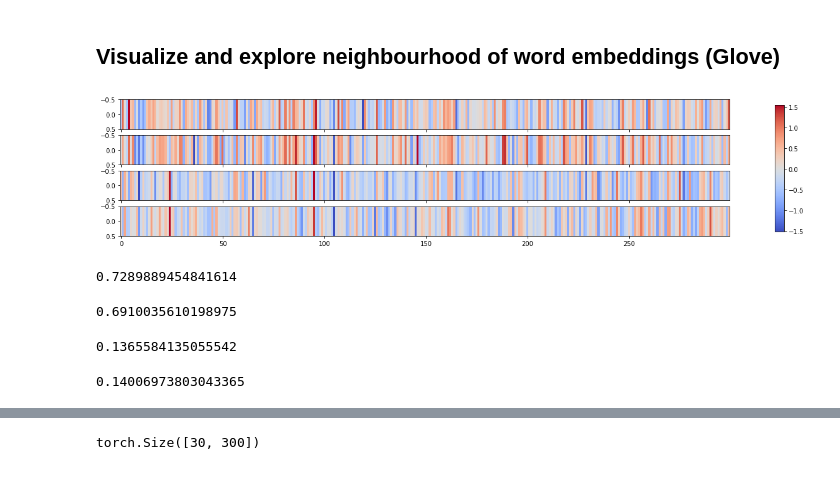
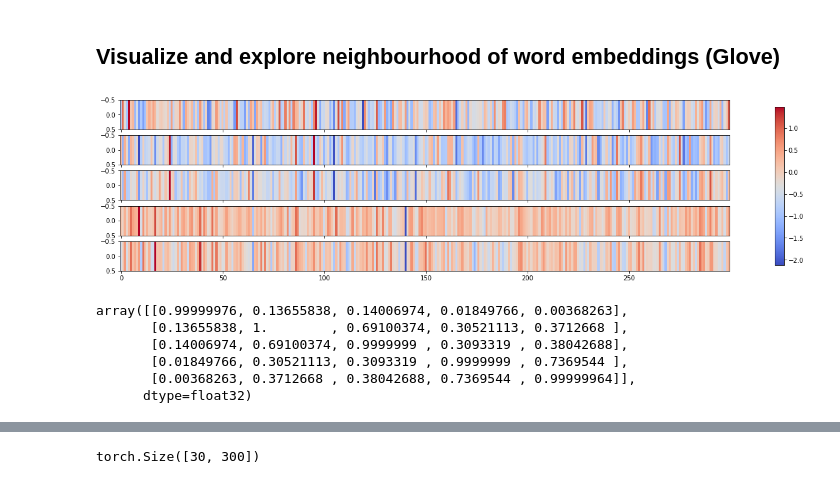
Before and after one commit to madhugopinathan/deep-nlu, a Jupyter notebook: word_embeddings.ipynb, the cells around one changed output, grey strips where cells are left out. Cells and saved outputs as stored; diff of their text form; code cells hidden in the pictures.

```diff
--- a/word_embeddings.ipynb
+++ b/word_embeddings.ipynb
@@ -40,7 +37,7 @@ pd.options.display.max_colwidth=-1
 # %% [markdown]
 ## Visualize and explore neighbourhood of word embeddings (Glove)
 # %%
-glove = GloVe(name = '840B', dim = 300, max_vectors=500000)
+glove = GloVe(name = '840B', dim = 300)
 # %%
 def get_word_vec(word):
   assert word in glove.stoi, f"{word} is OOV!"
@@ -81,22 +78,7 @@ def plot_embeddings(words):
   cbar_ax = fig.add_axes([0.85, 0.15, 0.01, 0.7])
   fig.colorbar(im, cax=cbar_ax)
 # %%
-plot_embeddings(['gurgaon', 'faridabad', 'paratha','dosa'])
+words = ['gurgaon','paratha','dosa', 'pizza', 'pasta']
+plot_embeddings(words)
 # %% [output]
-[figure, old version]
+[figure, new version]
-# %%
-cosine_similarity('gurgaon', 'faridabad')
-# %% [output]
-0.7289889454841614
-# %%
-cosine_similarity('paratha','dosa')
-# %% [output]
-0.6910035610198975
-# %%
-cosine_similarity('gurgaon','paratha')
-# %% [output]
-0.1365584135055542
-# %%
-cosine_similarity('gurgaon','dosa')
-# %% [output]
-0.14006973803043365
@@ -102,0 +92,9 @@ cosine_similarity('gurgaon','dosa')
+# %%
+csim
+# %% [output]
+array([[0.99999976, 0.13655838, 0.14006974, 0.01849766, 0.00368263],
+       [0.13655838, 1.        , 0.69100374, 0.30521113, 0.3712668 ],
+       [0.14006974, 0.69100374, 0.9999999 , 0.3093319 , 0.38042688],
+       [0.01849766, 0.30521113, 0.3093319 , 0.9999999 , 0.7369544 ],
+       [0.00368263, 0.3712668 , 0.38042688, 0.7369544 , 0.99999964]],
+      dtype=float32)
```
Also changed, not shown: parts of 80 cells of this notebook.
